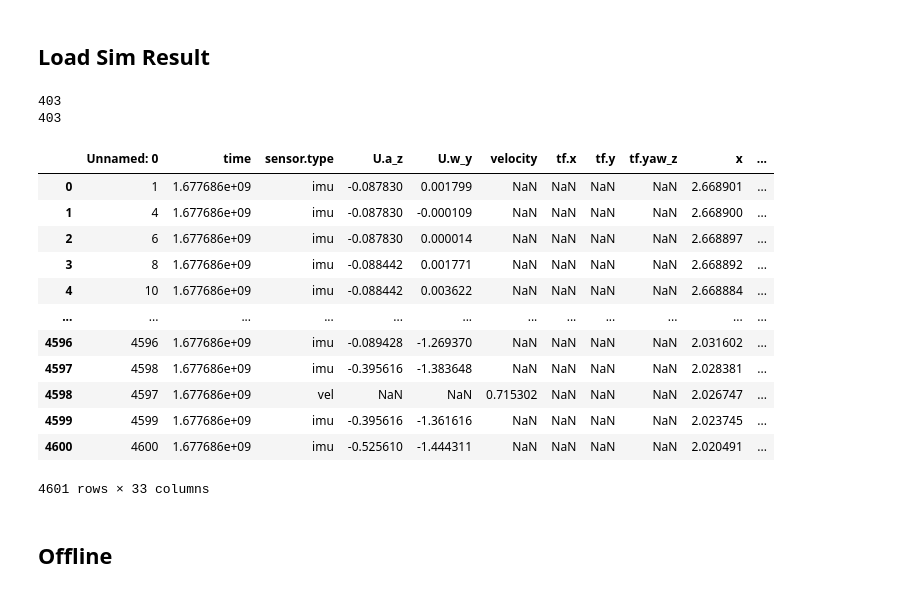
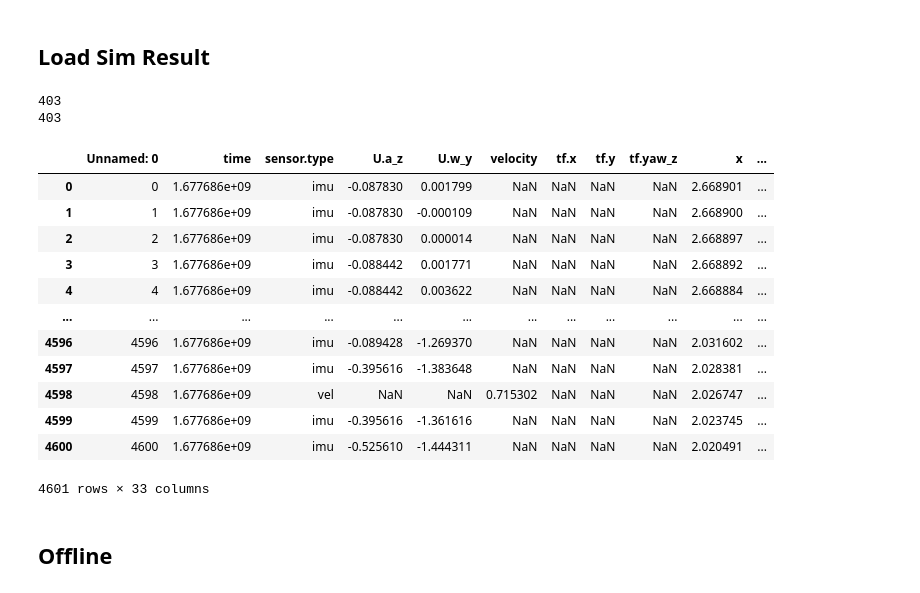
Before and after one commit to GitYangFan/Pj.seminar-Regelungstechnik, a Jupyter notebook: MHE KF plot sim result.ipynb, the cells around one changed output. Cells and saved outputs as stored; diff of their text form; code cells hidden in the pictures.

```diff
--- a/MHE KF plot sim result.ipynb
+++ b/MHE KF plot sim result.ipynb
@@ -65,38 +65,39 @@ Finish!
 # %%
 # df_sim = pd.read_csv('sim_mhe_single.csv')
 # df_sim = pd.read_csv('sim_mhe_multiple_tan.csv')
 # df_sim = pd.read_csv('sim_mhe_multiple_sin.csv')
 # df_sim = pd.read_csv('sim_mhe_multiple_cos.csv')
 # df_sim = pd.read_csv('sim_mhe_multiple_correctedimu.csv')
 # df_sim = pd.read_csv('sim_KF.csv')
-df_sim = pd.read_csv('sim_KF_halfway.csv')
+# df_sim = pd.read_csv('sim_KF.csv')
+df_sim = pd.read_csv('sim_KF2_halfway.csv')
 
 t0 = df_sim['time'][0]
 
 # df_sim_mhe = df_sim_mhe.loc[0:3000]  # first circle
 
 df_tf_mhe = df_sim[df_sim['sensor.type']=='tf'][1:]   # drop the first row
 df_tf_mhe_minus1 = df_sim.loc[df_tf_mhe.index-1]
 
 df_tf_mhe.reset_index(drop=True, inplace=True)
 df_tf_mhe_minus1.reset_index(drop=True, inplace=True)
 print(len(df_tf_mhe_minus1))
 print(len(df_tf_mhe))
 
 df_sim
 # %% [output]
 403
 403
 |  | Unnamed: 0 | time | sensor.type | U.a_z | U.w_y | velocity | tf.x | tf.y | tf.yaw_z | x | ... |
-| 0 | 1 | 1.677686e+09 | imu | -0.087830 | 0.001799 | NaN | NaN | NaN | NaN | 2.668901 | ... |
-| 1 | 4 | 1.677686e+09 | imu | -0.087830 | -0.000109 | NaN | NaN | NaN | NaN | 2.668900 | ... |
-| 2 | 6 | 1.677686e+09 | imu | -0.087830 | 0.000014 | NaN | NaN | NaN | NaN | 2.668897 | ... |
-| 3 | 8 | 1.677686e+09 | imu | -0.088442 | 0.001771 | NaN | NaN | NaN | NaN | 2.668892 | ... |
-| 4 | 10 | 1.677686e+09 | imu | -0.088442 | 0.003622 | NaN | NaN | NaN | NaN | 2.668884 | ... |
+| 0 | 0 | 1.677686e+09 | imu | -0.087830 | 0.001799 | NaN | NaN | NaN | NaN | 2.668901 | ... |
+| 1 | 1 | 1.677686e+09 | imu | -0.087830 | -0.000109 | NaN | NaN | NaN | NaN | 2.668900 | ... |
+| 2 | 2 | 1.677686e+09 | imu | -0.087830 | 0.000014 | NaN | NaN | NaN | NaN | 2.668897 | ... |
+| 3 | 3 | 1.677686e+09 | imu | -0.088442 | 0.001771 | NaN | NaN | NaN | NaN | 2.668892 | ... |
+| 4 | 4 | 1.677686e+09 | imu | -0.088442 | 0.003622 | NaN | NaN | NaN | NaN | 2.668884 | ... |
 | ... | ... | ... | ... | ... | ... | ... | ... | ... | ... | ... | ... |
 | 4596 | 4596 | 1.677686e+09 | imu | -0.089428 | -1.269370 | NaN | NaN | NaN | NaN | 2.031602 | ... |
-| 4597 | 4598 | 1.677686e+09 | imu | -0.395616 | -1.383648 | NaN | NaN | NaN | NaN | 2.028381 | ... |
-| 4598 | 4597 | 1.677686e+09 | vel | NaN | NaN | 0.715302 | NaN | NaN | NaN | 2.026747 | ... |
+| 4597 | 4597 | 1.677686e+09 | imu | -0.395616 | -1.383648 | NaN | NaN | NaN | NaN | 2.028381 | ... |
+| 4598 | 4598 | 1.677686e+09 | vel | NaN | NaN | 0.715302 | NaN | NaN | NaN | 2.026747 | ... |
 | 4599 | 4599 | 1.677686e+09 | imu | -0.395616 | -1.361616 | NaN | NaN | NaN | NaN | 2.023745 | ... |
 | 4600 | 4600 | 1.677686e+09 | imu | -0.525610 | -1.444311 | NaN | NaN | NaN | NaN | 2.020491 | ... |
 4601 rows × 33 columns
```
Also changed, not shown: parts of 6 cells of this notebook, 4 other files.
